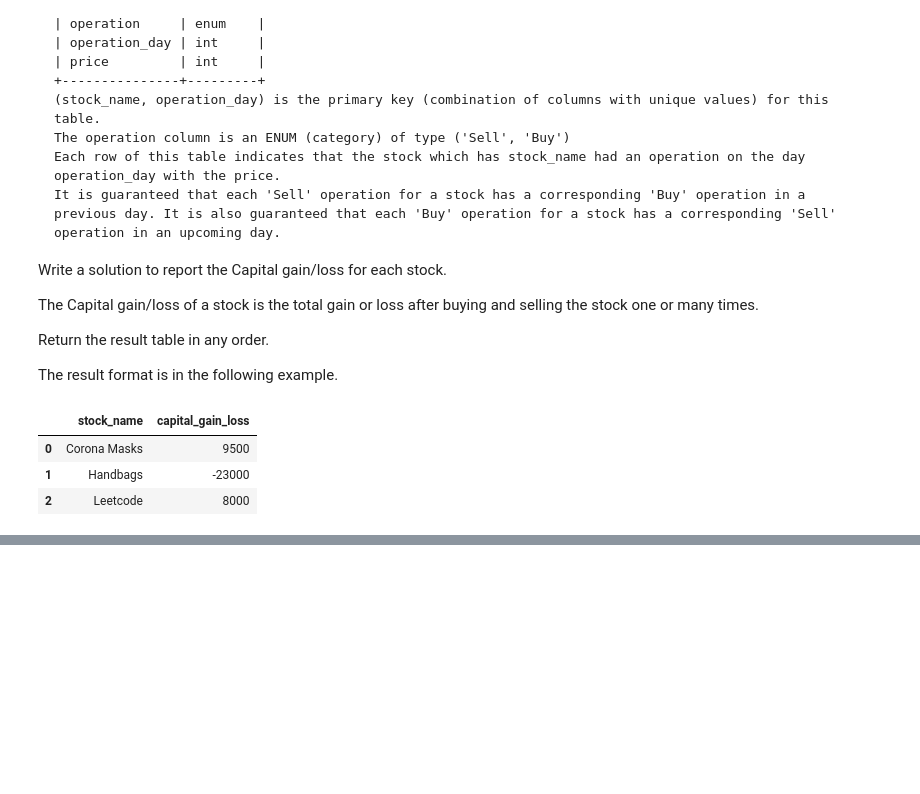
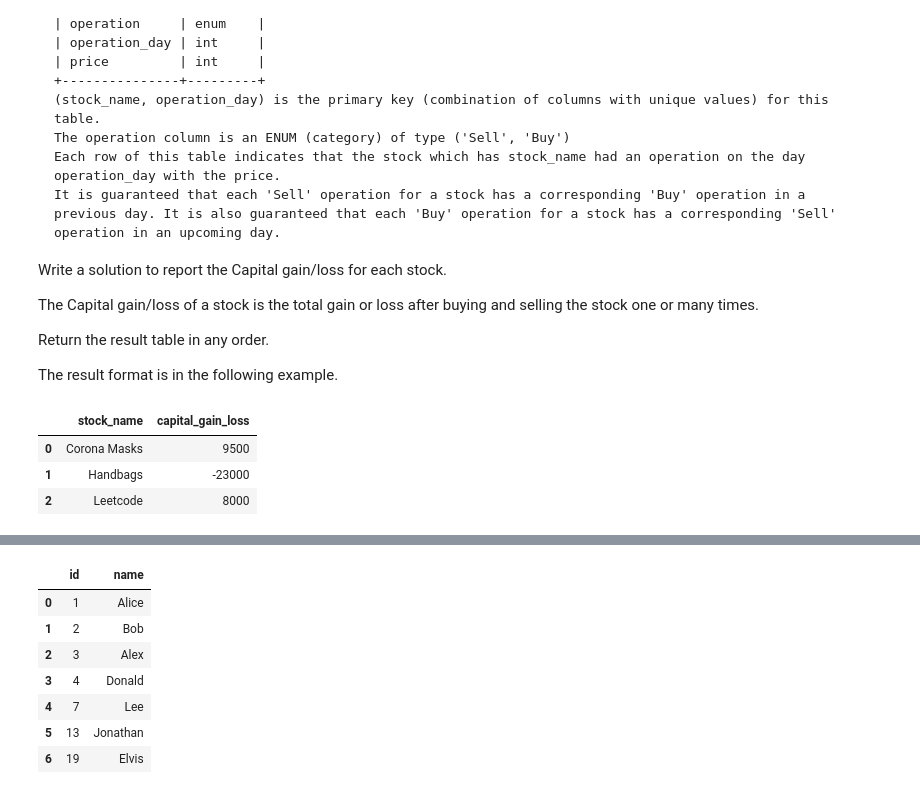
Before and after one commit to drwslv/LeetCode-Pandas, a Jupyter notebook: examples_1.ipynb, the cells around one changed output, grey strips where cells are left out. Cells and saved outputs as stored; diff of their text form; code cells hidden in the pictures; blank space fills up the shorter version.

```diff
--- a/examples_1.ipynb
+++ b/examples_1.ipynb
@@ -2854,0 +2911,11 @@ capital_gainloss(stocks)
+# %%
+users
+# %% [output]
+|  | id | name |
+| 0 | 1 | Alice |
+| 1 | 2 | Bob |
+| 2 | 3 | Alex |
+| 3 | 4 | Donald |
+| 4 | 7 | Lee |
+| 5 | 13 | Jonathan |
+| 6 | 19 | Elvis |
```
Also changed, not shown: parts of 7 cells of this notebook.
